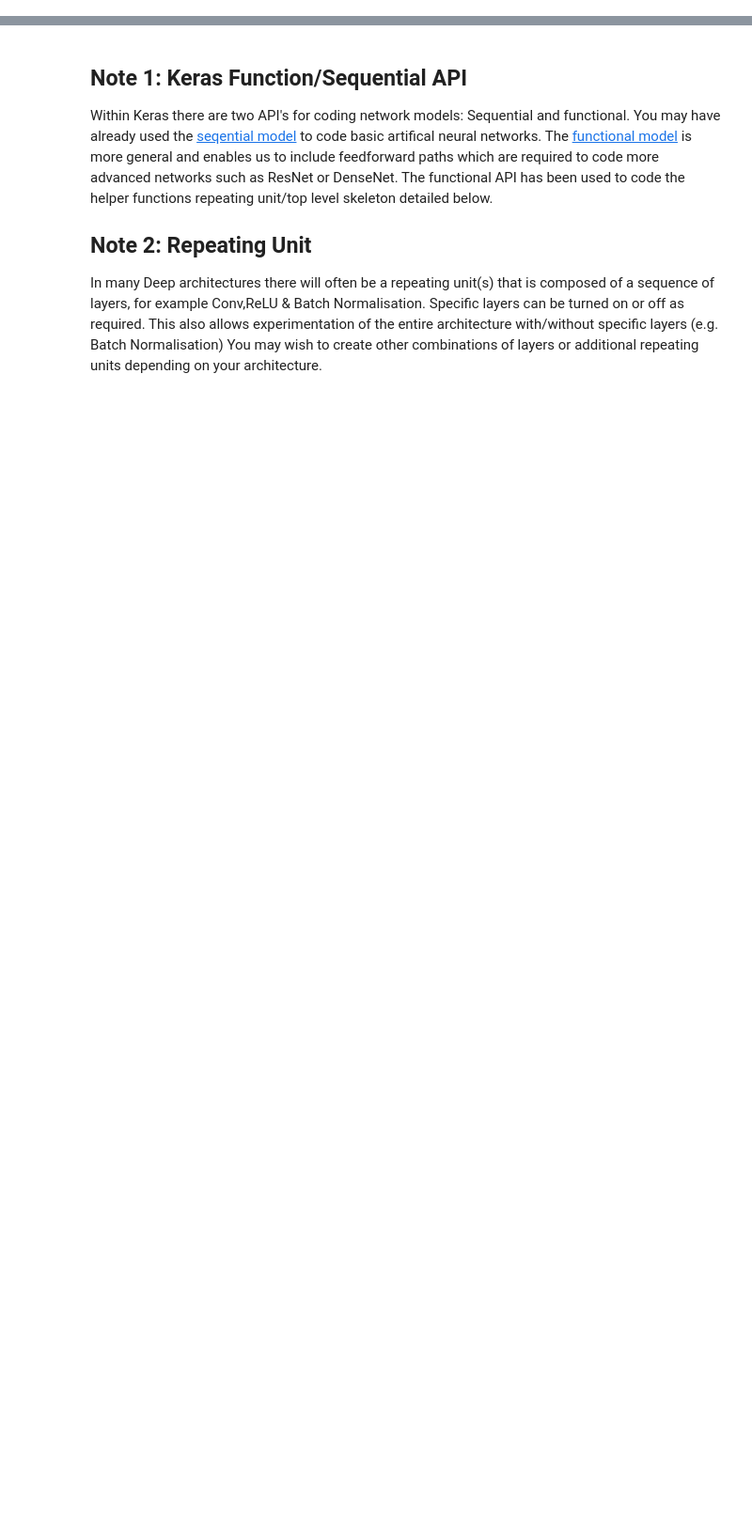
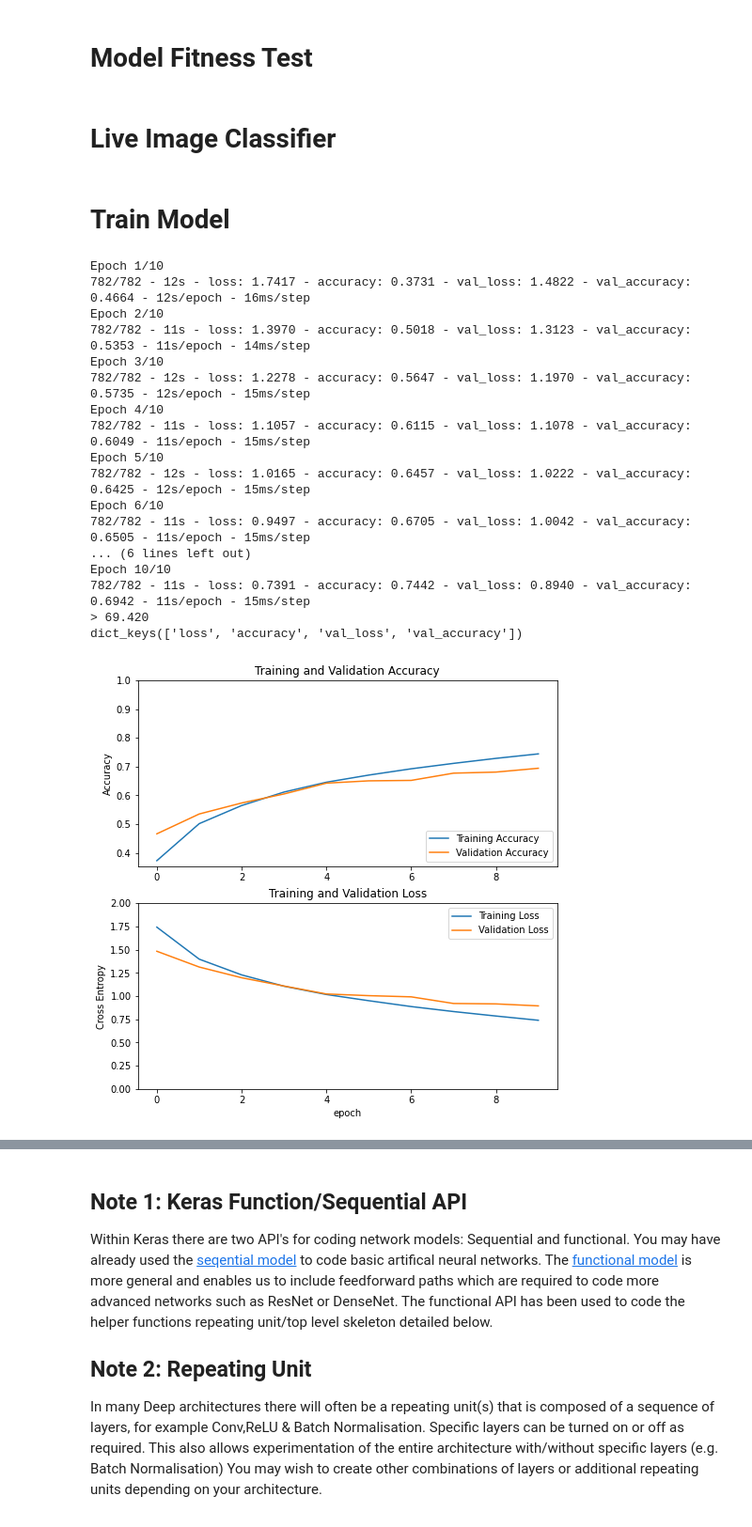
Before and after one commit to andylynchul/CE6003, a Jupyter notebook: Week 2/CE6003_20208189__Etivity_assignment2.ipynb, the cells around one changed output, grey strips where cells are left out. Shown: that part at 94% size. Drawn from its saved outputs; the diff is of its cells as text; code cells hidden in the pictures; blank space fills up the shorter version.

```diff
--- a/Week 2/CE6003_20208189__Etivity_assignment2.ipynb
+++ b/Week 2/CE6003_20208189__Etivity_assignment2.ipynb
@@ -143,0 +203,22 @@ Please Leave a note at the end of the notebook explaining your approach/results
+# %%
+# Model Training Regime
+def train_model(epochs_n=10, batch_size_n=64, save_model=False):
+		# load dataset
+		trainX, trainY, testX, testY = load_data_alt()
+		# prepare pixel data
+		trainX, testX = images_prep(trainX, testX)
+		# define model
+		model = define_model()
+		# fit model
+		history = model.fit(trainX, trainY, epochs=epochs_n, batch_size=batch_size_n, validation_data=(testX, testY), verbose=2)
+		# evaluate model
+		_, acc = model.evaluate(testX, testY, verbose=0)
+		# save model if final
+		if save_model:
+			model.save('final_model.h5')
+		#print accuracy
+		print('> %.3f' % (acc * 100.0))
+		# learning curves
+		summarize_diagnostics(history)
+# %% [markdown]
+# Model Fitness Test
@@ -143,0 +271,2 @@ Please Leave a note at the end of the notebook explaining your approach/results
+# %% [markdown]
+# Live Image Classifier
@@ -143,0 +285,23 @@ Please Leave a note at the end of the notebook explaining your approach/results
+# %% [markdown]
+# Train Model
+# %%
+train_model(epochs_n=10, batch_size_n=64)
+# %% [output]
+Epoch 1/10
+782/782 - 12s - loss: 1.7417 - accuracy: 0.3731 - val_loss: 1.4822 - val_accuracy: 0.4664 - 12s/epoch - 16ms/step
+Epoch 2/10
+782/782 - 11s - loss: 1.3970 - accuracy: 0.5018 - val_loss: 1.3123 - val_accuracy: 0.5353 - 11s/epoch - 14ms/step
+Epoch 3/10
+782/782 - 12s - loss: 1.2278 - accuracy: 0.5647 - val_loss: 1.1970 - val_accuracy: 0.5735 - 12s/epoch - 15ms/step
+Epoch 4/10
+782/782 - 11s - loss: 1.1057 - accuracy: 0.6115 - val_loss: 1.1078 - val_accuracy: 0.6049 - 11s/epoch - 15ms/step
+Epoch 5/10
+782/782 - 12s - loss: 1.0165 - accuracy: 0.6457 - val_loss: 1.0222 - val_accuracy: 0.6425 - 12s/epoch - 15ms/step
+Epoch 6/10
+782/782 - 11s - loss: 0.9497 - accuracy: 0.6705 - val_loss: 1.0042 - val_accuracy: 0.6505 - 11s/epoch - 15ms/step
+... (6 lines left out)
+Epoch 10/10
+782/782 - 11s - loss: 0.7391 - accuracy: 0.7442 - val_loss: 0.8940 - val_accuracy: 0.6942 - 11s/epoch - 15ms/step
+> 69.420
+dict_keys(['loss', 'accuracy', 'val_loss', 'val_accuracy'])
+[figure, added]
```
Also changed, not shown: parts of 39 cells of this notebook.
